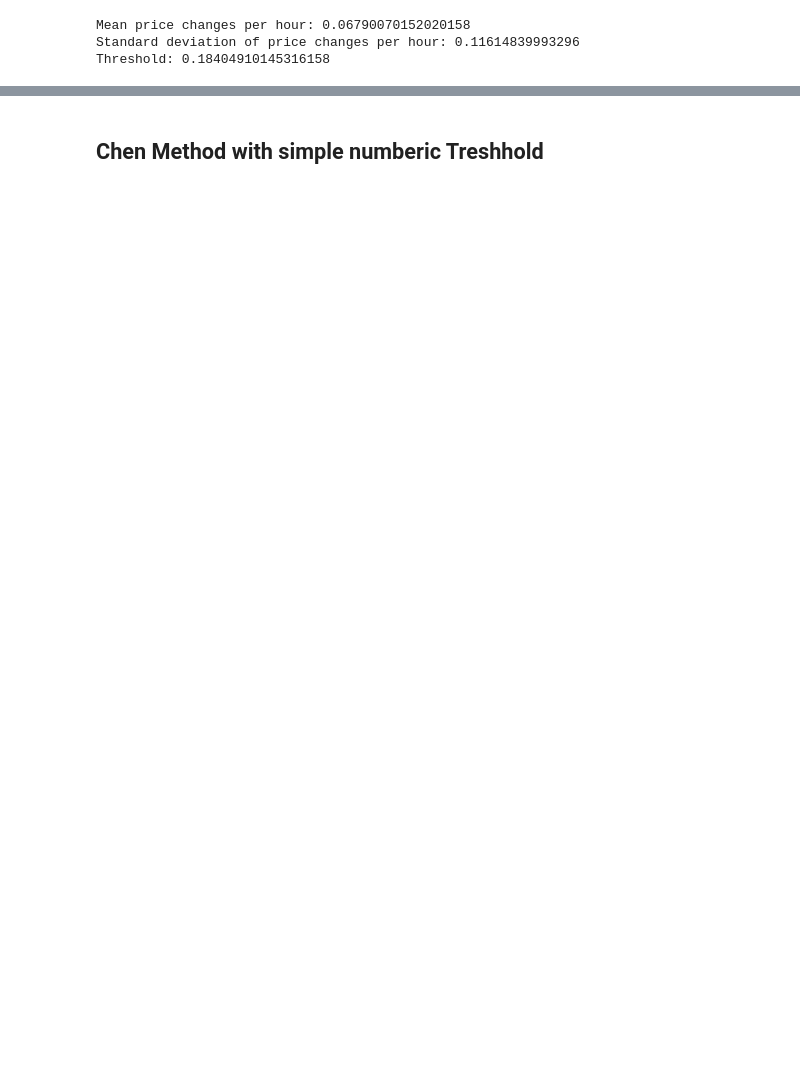
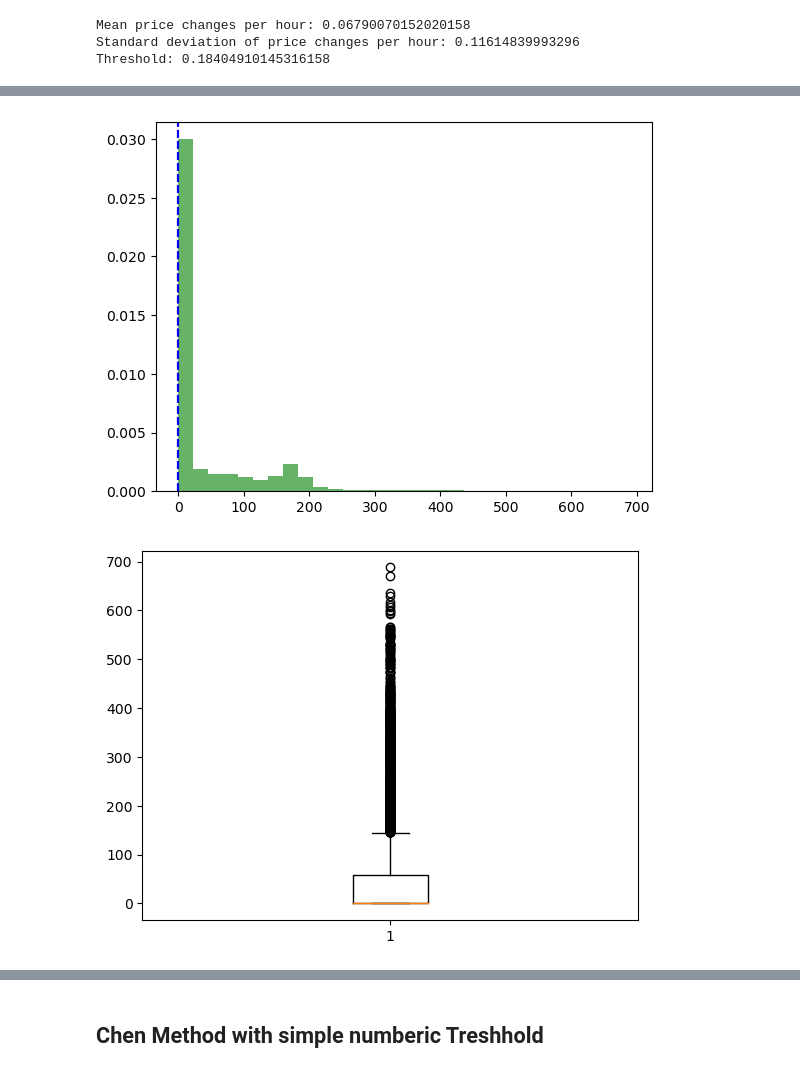
Before and after one commit to RobertBetschinger/MA-Analyse, a Jupyter notebook: Notebooks/(4)PA-User Detection.ipynb, the cells around one changed output, grey strips where cells are left out. Cells and saved outputs as stored; diff of their text form; code cells hidden in the pictures; blank space fills up the shorter version.

```diff
--- a/Notebooks/(4)PA-User Detection.ipynb
+++ b/Notebooks/(4)PA-User Detection.ipynb
@@ -109,12 +118,12 @@ for x in result:
 # %%
 # Convert the result list to a DataFrame
-result_df = pd.DataFrame(result, columns=['asin', 'sellerName', 'num_price_changes', 'observation_time'])
+result_df = pd.DataFrame(result, columns=['asin', 'sellerName', 'num_price_changes', 'observation_time','observation_time_seconds'])
 
-# Calculate the observation time in hours
-result_df['observation_time'] = result_df['observation_time'].apply(lambda x: x.total_seconds() / 3600)
+# Convert observation time from seconds to hours
+result_df['observation_time_hours'] = result_df['observation_time_seconds'] / 3600
 
 # Calculate the price changes per hour
-result_df['price_changes_per_hour'] = result_df['num_price_changes'] / result_df['observation_time']
+result_df['price_changes_per_hour'] = result_df['num_price_changes'] / result_df['observation_time_hours']
 
 # Replace infinite values with NaN
 result_df['price_changes_per_hour'] = result_df['price_changes_per_hour'].replace([np.inf, -np.inf], np.nan)
@@ -134,7 +143,7 @@ print("Standard deviation of price changes per hour:", std_price_changes)
 
 # Set a threshold for classifying sellers as algorithmic
 # For example, we can set the threshold as mean + 2 * std, which will classify approximately 2.5% of sellers as algorithmic
-threshold = mean_price_changes + 1 * std_price_changes
+threshold = mean_price_changes + multiply_factor * std_price_changes
 print("Threshold:", threshold)
 
 # Add a column to the result DataFrame indicating whether the seller is algorithmic
@@ -151,6 +160,20 @@ non_algorithmic_seller_pairs = result_df[~result_df['sellerName'].isin(algorithm
 
 # Combine the algorithmic and non-algorithmic seller pairs
 final_result = pd.concat([algorithmic_seller_pairs, non_algorithmic_seller_pairs], ignore_index=True)
+
+
+###########################################################################################################
+# Get the names of algorithmic sellers
+algorithmic_seller_names = result_df[result_df['is_algorithmic']]['sellerName'].unique()
+
+# Add a new column 'algorithmic_second' and set its default value to False
+result_df['algorithmic_second'] = False
+
+# Identify the seller pairs which are not algorithmic yet but their seller names are in the algorithmic seller names list
+second_algorithmic_condition = (~result_df['is_algorithmic']) & (result_df['sellerName'].isin(algorithmic_seller_names))
+
+# Mark these pairs as 'algorithmic_second'
+result_df.loc[second_algorithmic_condition, 'algorithmic_second'] = True
 # %% [output]
 Mean price changes per hour: 0.06790070152020158
 Standard deviation of price changes per hour: 0.11614839993296
@@ -316,0 +265,24 @@ Combined Z-score Threshold: 2.5
+# %%
+import seaborn as sns
+from matplotlib import pyplot as plt
+plt.hist(result_df['num_price_changes'], bins=30, density=True, alpha=0.6, color='g')
+plt.axvline(x=mean_price_changes, color='red', linestyle='--')  # mean
+plt.axvline(x=mean_price_changes + std_price_changes, color='blue', linestyle='--')  # 1 SD
+plt.axvline(x=mean_price_changes - std_price_changes, color='blue', linestyle='--')  # -1 SD
+plt.show()
+
+
+plt.boxplot(result_df['num_price_changes'])
+plt.show()
+
+sns.violinplot(x=result_df['num_price_changes'])
+plt.show()
+
+sns.kdeplot(result_df['num_price_changes'])
+plt.axvline(x=mean_price_changes, color='red', linestyle='--')  # mean
+plt.axvline(x=mean_price_changes + std_price_changes, color='blue', linestyle='--')  # 1 SD
+plt.axvline(x=mean_price_changes + 1.5*std_price_changes, color='red', linestyle='--')  # -1 SD
+plt.show()
+# %% [output]
+[figure, added]
+[figure, added]
```
Also changed, not shown: parts of 21 cells of this notebook, 5 other files.
